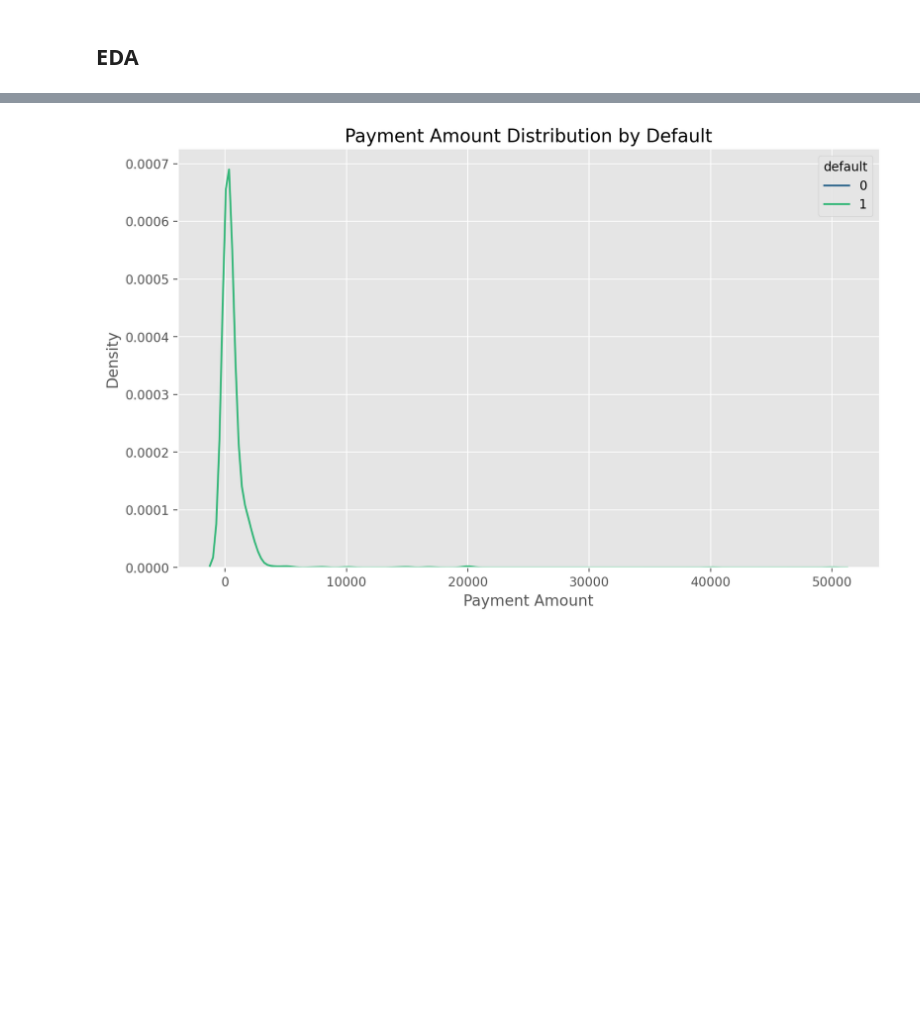
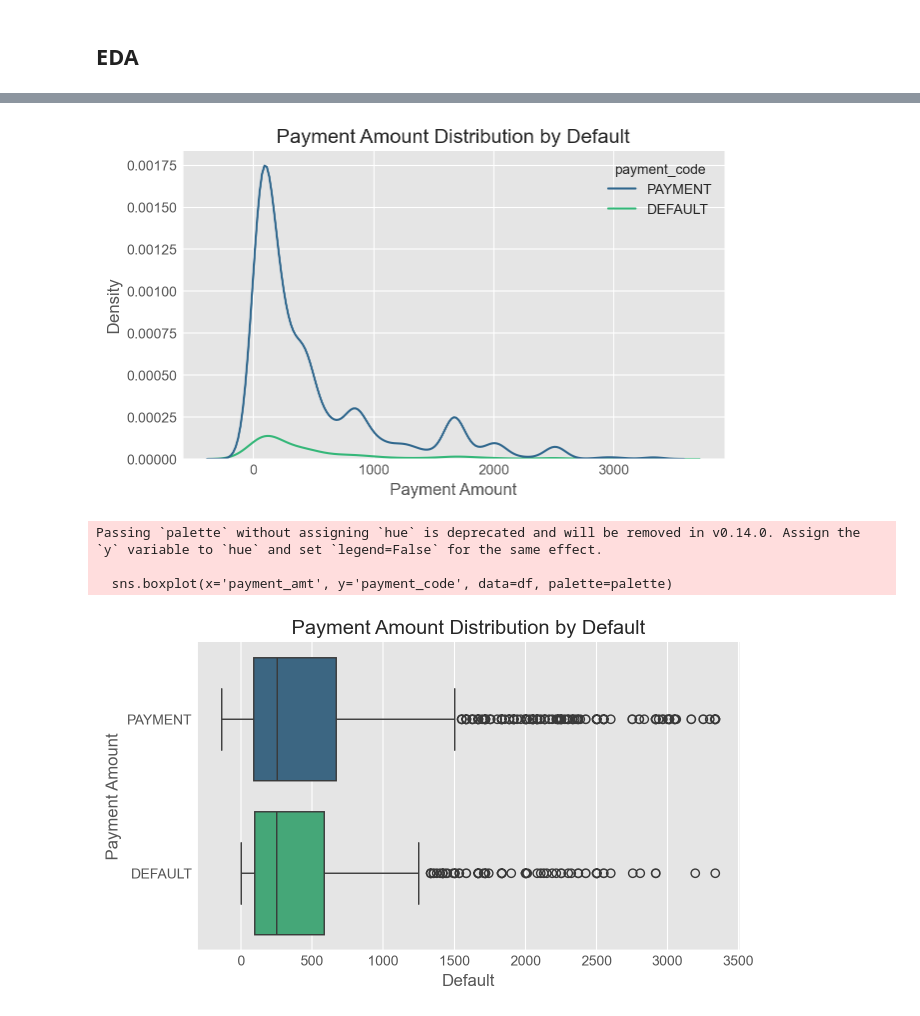
Before and after one commit to kuwaitikiwi/edgered-interview, a Jupyter notebook: EdgeRed.ipynb, the cells around one changed output, grey strips where cells are left out. Saved outputs shown, nothing was run; the diff lists cells and outputs as text; code cells hidden in the pictures; blank space fills up the shorter version.

```diff
--- a/EdgeRed.ipynb
+++ b/EdgeRed.ipynb
@@ -37,0 +44,16 @@ sns.heatmap(df.isnull(), cbar=True)
+# %%
+df.transaction_date = df.transaction_date.apply(lambda test: dt.datetime.fromtimestamp(test).strftime('%Y-%m-%d %H:%M:%S'))
+
+df = df.drop_duplicates(subset=['transaction_date','payment_amt','client_id','payment_code'])
+
+
+df.drop(df[df['payment_amt']>df.payment_amt.quantile(0.95)].index, inplace=True)
+
+plt.figure(figsize=(7,4))
+sns.histplot(df['payment_amt'], kde=True, bins=30, palette = 'viridis')
+plt.title('Distribution of payment_amt')
+plt.show()
+
+df.dropna(inplace=True)
+plt.figure(figsize=(7,4))
+sns.heatmap(df.isnull(), cbar=True)
@@ -40,16 +119,24 @@ sns.heatmap(df.isnull(), cbar=True)
 # %%
 df['default'] = df.payment_code.apply(lambda x: 1 if x == 'DEFAULT' else 0)
 df['default'] = df['default'].astype('category')
 df['payment_amt'] = df['payment_amt'].astype('float')
 
-max_default_payment_amt = df[df['default'] == 1]['payment_amt'].max()
 
-df_filtered = df[df['payment_amt'] <= max_default_payment_amt]
-
-plt.figure(figsize=(10,6))
-sns.kdeplot(x='payment_amt', hue='default', data=df_filtered[df_filtered.default == 1],palette = palette)
+plt.figure(figsize=(7,4))
+sns.kdeplot(x='payment_amt', hue='payment_code', data=df,palette = palette)
 plt.title('Payment Amount Distribution by Default')
 plt.xlabel('Payment Amount')
 plt.show()
+
+plt.figure(figsize=(7,4))
+sns.boxplot(x='payment_amt', y='payment_code', data=df, palette=palette)
+plt.title('Payment Amount Distribution by Default')
+plt.xlabel('Default')
+plt.ylabel('Payment Amount')
+plt.show()
 # %% [output]
-[figure, old version]
+[figure, new version]
+Passing `palette` without assigning `hue` is deprecated and will be removed in v0.14.0. Assign the `y` variable to `hue` and set `legend=False` for the same effect.
+
+  sns.boxplot(x='payment_amt', y='payment_code', data=df, palette=palette)
+[figure, added]
```
Also changed, not shown: parts of 28 cells of this notebook.
